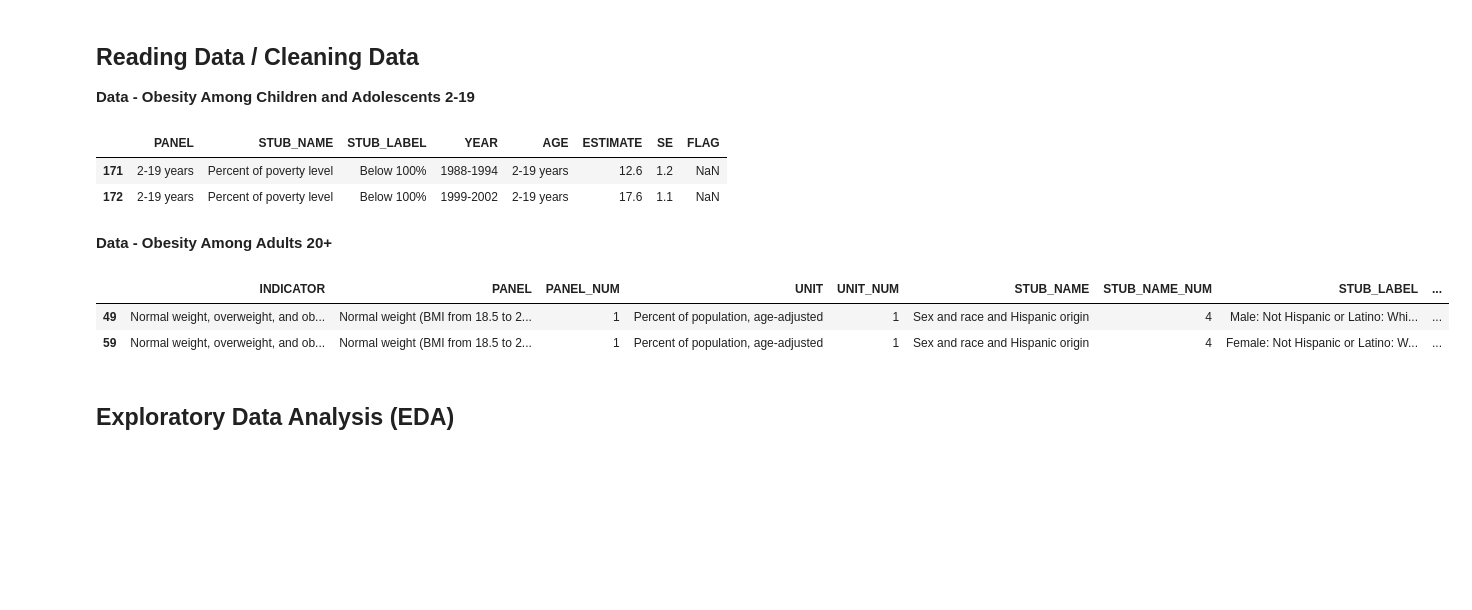
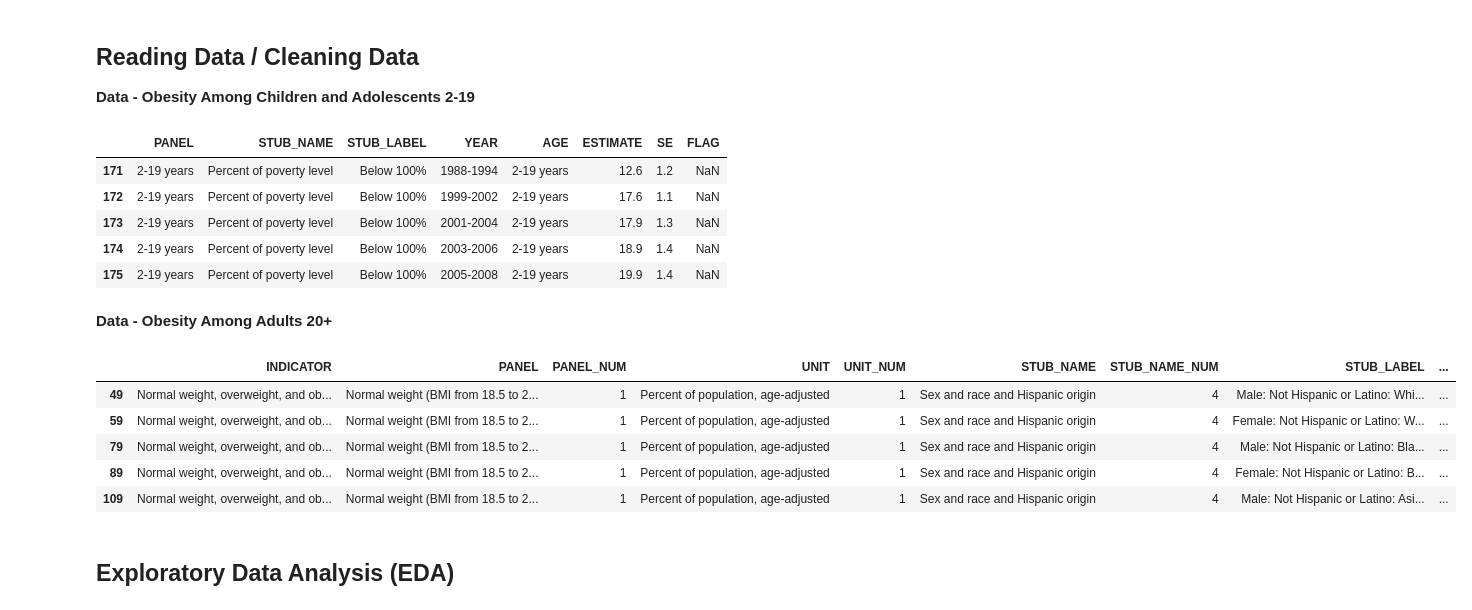
Before and after one commit to rafaymk02/Obesity-Factors-Analysis-US-, a Jupyter notebook: Progress_Report.ipynb, the cells around one changed output. Saved outputs shown, nothing was run; the diff lists cells and outputs as text; code cells hidden in the pictures; blank space fills up the shorter version.

```diff
--- a/Progress_Report.ipynb
+++ b/Progress_Report.ipynb
@@ -21,23 +21,29 @@ obesity_children = pd.read_csv("Obesity_among_children_and_adolescents_aged_2_19
 obesity_single_unique = remove_single_unique(obesity_children)
 obesity_clean = remove_num_columns(obesity_single_unique)
 sex_race_his_obesity, race_his_obesity, total_obesity, poverty_obesity, sex_obesity, age_obesity = final_clean(obesity_clean)
-poverty_obesity.head(n = 2)
+poverty_obesity.head()
 # %% [output]
 |  | PANEL | STUB_NAME | STUB_LABEL | YEAR | AGE | ESTIMATE | SE | FLAG |
 | 171 | 2-19 years | Percent of poverty level | Below 100% | 1988-1994 | 2-19 years | 12.6 | 1.2 | NaN |
 | 172 | 2-19 years | Percent of poverty level | Below 100% | 1999-2002 | 2-19 years | 17.6 | 1.1 | NaN |
+| 173 | 2-19 years | Percent of poverty level | Below 100% | 2001-2004 | 2-19 years | 17.9 | 1.3 | NaN |
+| 174 | 2-19 years | Percent of poverty level | Below 100% | 2003-2006 | 2-19 years | 18.9 | 1.4 | NaN |
+| 175 | 2-19 years | Percent of poverty level | Below 100% | 2005-2008 | 2-19 years | 19.9 | 1.4 | NaN |
 # %% [markdown]
 **Data - Obesity Among Adults 20+**
 # %%
 obesity_adult = pd.read_csv("Normal_weight__overweight__and_obesity_among_adults_aged_20_and_over__by_selected_characteristics__United_States.csv")
 panelDict, unitDict, stubNameDict, stubLabelDict, yearDict, ageDict = data1_helper.getMapping(obesity_adult)
 raceGender_df = data1_helper.cleanGenderRace(obesity_adult)
 age_df = data1_helper.cleanAge(obesity_adult)
-raceGender_df.head(2)
+raceGender_df.head()
 # %% [output]
 |  | INDICATOR | PANEL | PANEL_NUM | UNIT | UNIT_NUM | STUB_NAME | STUB_NAME_NUM | STUB_LABEL | ... |
 | 49 | Normal weight, overweight, and ob... | Normal weight (BMI from 18.5 to 2... | 1 | Percent of population, age-adjusted | 1 | Sex and race and Hispanic origin | 4 | Male: Not Hispanic or Latino: Whi... | ... |
 | 59 | Normal weight, overweight, and ob... | Normal weight (BMI from 18.5 to 2... | 1 | Percent of population, age-adjusted | 1 | Sex and race and Hispanic origin | 4 | Female: Not Hispanic or Latino: W... | ... |
+| 79 | Normal weight, overweight, and ob... | Normal weight (BMI from 18.5 to 2... | 1 | Percent of population, age-adjusted | 1 | Sex and race and Hispanic origin | 4 | Male: Not Hispanic or Latino: Bla... | ... |
+| 89 | Normal weight, overweight, and ob... | Normal weight (BMI from 18.5 to 2... | 1 | Percent of population, age-adjusted | 1 | Sex and race and Hispanic origin | 4 | Female: Not Hispanic or Latino: B... | ... |
+| 109 | Normal weight, overweight, and ob... | Normal weight (BMI from 18.5 to 2... | 1 | Percent of population, age-adjusted | 1 | Sex and race and Hispanic origin | 4 | Male: Not Hispanic or Latino: Asi... | ... |
 # %% [markdown]
 ## Exploratory Data Analysis (EDA)
 # %% [markdown]
```
Also changed, not shown: parts of 3 cells of this notebook.
